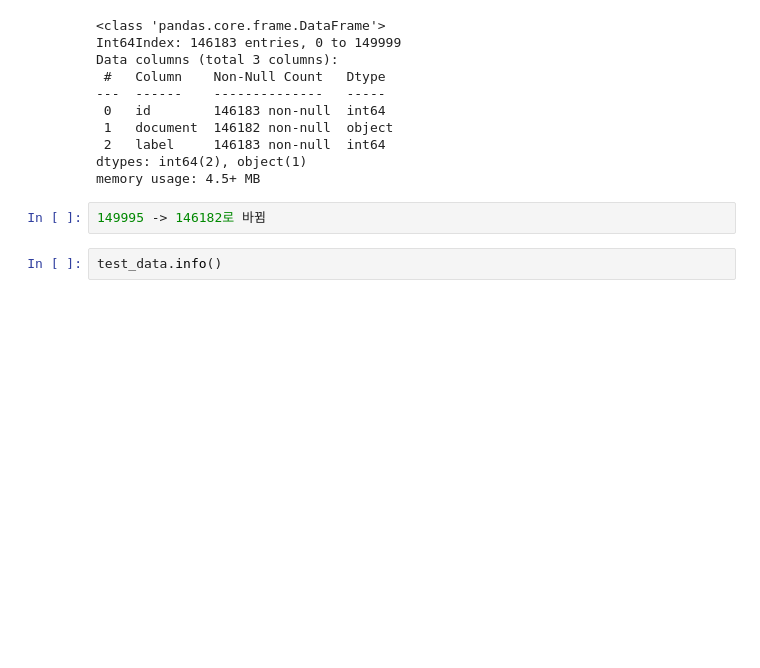
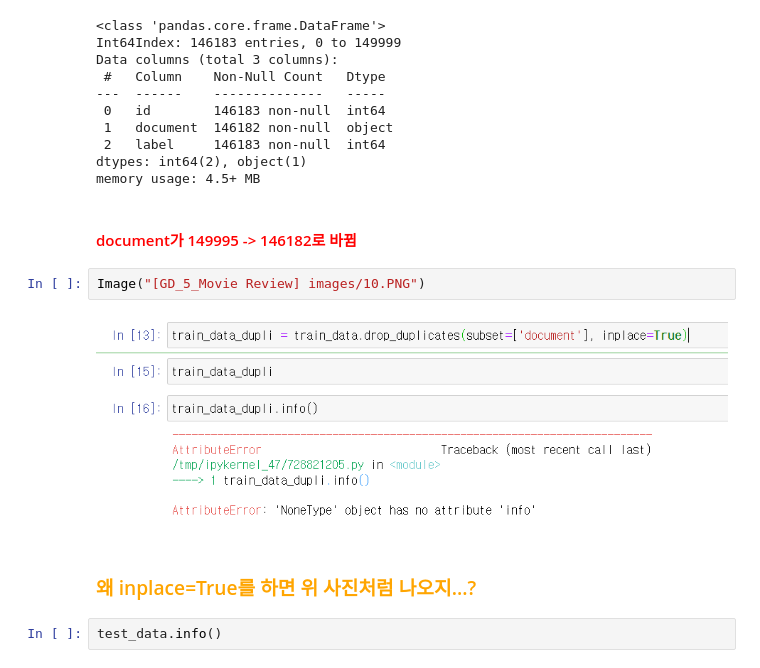
Before and after one commit to Geunahnoh/first-repository, a Jupyter notebook: [Going Deeper_5] Movie Review Sentiment Analysis .ipynb, the cells around one changed output. Saved outputs shown, nothing was run; the diff lists cells and outputs as text; blank space fills up the shorter version.

```diff
--- a/[Going Deeper_5] Movie Review Sentiment Analysis .ipynb
+++ b/[Going Deeper_5] Movie Review Sentiment Analysis .ipynb
@@ -277,8 +307,14 @@ Data columns (total 3 columns):
  2   label     146183 non-null  int64
 dtypes: int64(2), object(1)
 memory usage: 4.5+ MB
-# %%
-149995 -> 146182로 바뀜
+# %% [markdown]
+#### <span style = "color:red;">document가 149995 -> 146182로 바뀜</span>
+# %%
+Image("[GD_5_Movie Review] images/10.PNG")
+# %% [output]
+[figure, added]
+# %% [markdown]
+### <span style = "color:orange;">왜 inplace=True를 하면 위 사진처럼 나오지...?</span>
 # %%
 test_data.info()
 # %% [output]
```
Also changed, not shown: parts of 380 cells of this notebook.
